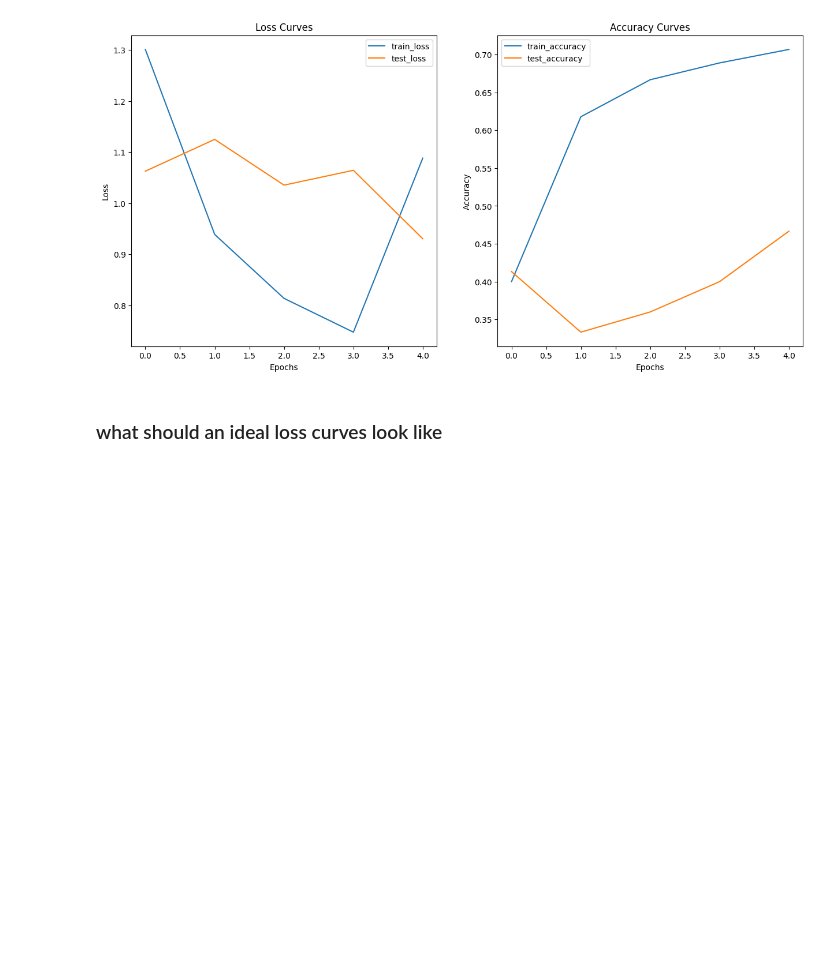
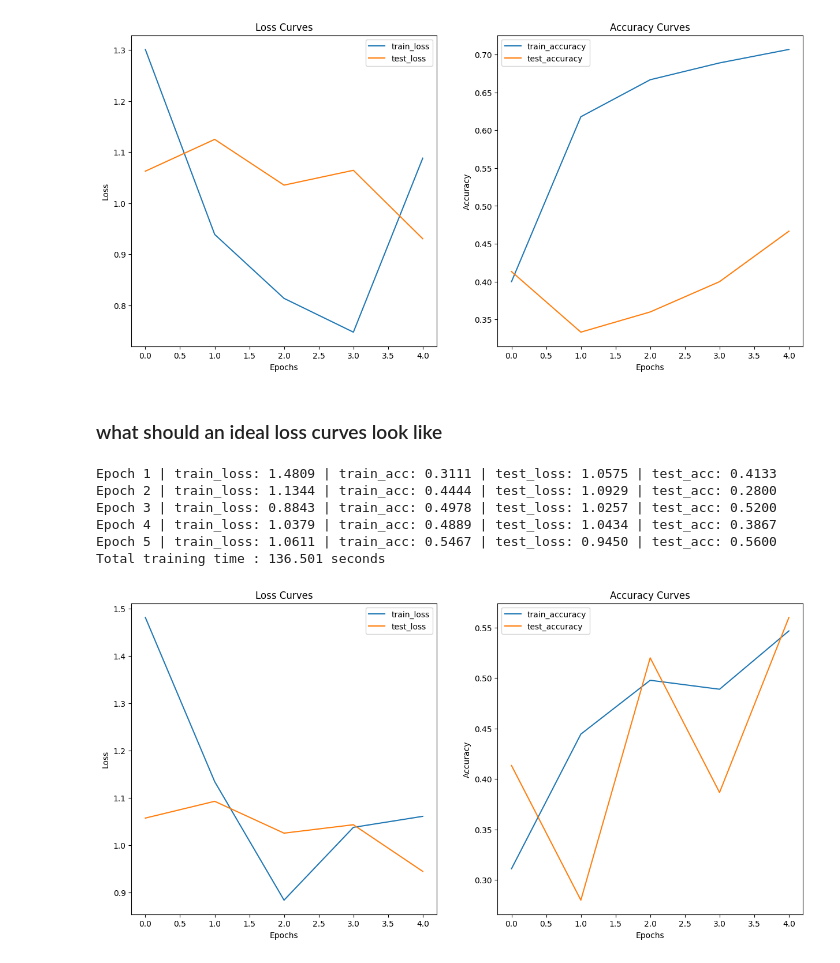
Before and after one commit to abdrhmner/deep-learning-by-pytorch, a Jupyter notebook: pytorch_custom_datasets.ipynb, the cells around one changed output. Drawn from its saved outputs; the diff is of its cells as text; code cells hidden in the pictures; blank space fills up the shorter version.

```diff
--- a/pytorch_custom_datasets.ipynb
+++ b/pytorch_custom_datasets.ipynb
@@ -797,3 +797,56 @@ plot_loss_curves(model_0_result)
 [figure]
 # %% [markdown]
 ### what should an ideal  loss curves look like
+# %%
+# creating transform with data augmentation
+train_transform_trivial=transforms.Compose([transforms.Resize(size=(64,64)),
+                                            transforms.TrivialAugmentWide(num_magnitude_bins=31),
+                                            transforms.ToTensor() ] )
+test_transform_simple=transforms.Compose([transforms.Resize(size=(64,64)),
+                                          transforms.ToTensor() ] )
+# %%
+train_data_augmented=datasets.ImageFolder(root=train_dir,
+                                transform=train_transform_trivial,target_transform=None)
+test_data_simple=datasets.ImageFolder(root=test_dir,
+                                        transform=test_transform_simple,target_transform=None)
+# TURNING DATA INTO DATALOADERS
+batch_size=32
+num_workers=os.cpu_count()
+torch.manual_seed(42)
+train_dataloader_augmented=DataLoader(dataset=train_data_augmented,batch_size=batch_size,
+                                    num_workers=num_workers,shuffle=True)
+test_dataloader_simple=DataLoader(dataset=test_data_simple,
+                                    batch_size=batch_size,num_workers=num_workers,
+                                    shuffle=False)
+# Create the model instance
+model_1= TinyVGG(input_shape=3,hidden_units=10,
+                        output_shape=len(class_names)).to(device)
+    # Get a single image batch
+#image_batch,label_batch=next(iter(train_dataloader_augmented))
+#model_1(image_batch.to(device))
+num_epochs=5
+# Loss function and optimizer
+loss_fn= nn.CrossEntropyLoss()
+optimizer= torch.optim.Adam(params=model_1.parameters(),lr=0.001)
+start_time= timer()
+# Train the model
+model_1_result=train(model=model_1,
+                    train_dataloader=train_dataloader_augmented,
+                    test_dataloader=test_dataloader_simple,
+                    optimizer=optimizer,
+                    loss_fn=loss_fn,
+                    epochs=num_epochs,
+                    device=device)
+end_time= timer()
+print(f"Total training time : {end_time - start_time:.3f} seconds")
+# %% [output]
+Epoch 1 | train_loss: 1.4809 | train_acc: 0.3111 | test_loss: 1.0575 | test_acc: 0.4133
+Epoch 2 | train_loss: 1.1344 | train_acc: 0.4444 | test_loss: 1.0929 | test_acc: 0.2800
+Epoch 3 | train_loss: 0.8843 | train_acc: 0.4978 | test_loss: 1.0257 | test_acc: 0.5200
+Epoch 4 | train_loss: 1.0379 | train_acc: 0.4889 | test_loss: 1.0434 | test_acc: 0.3867
+Epoch 5 | train_loss: 1.0611 | train_acc: 0.5467 | test_loss: 0.9450 | test_acc: 0.5600
+Total training time : 136.501 seconds
+# %%
+plot_loss_curves(model_1_result)
+# %% [output]
+[figure, added]
```
Also changed, not shown: parts of 1 cell of this notebook.
